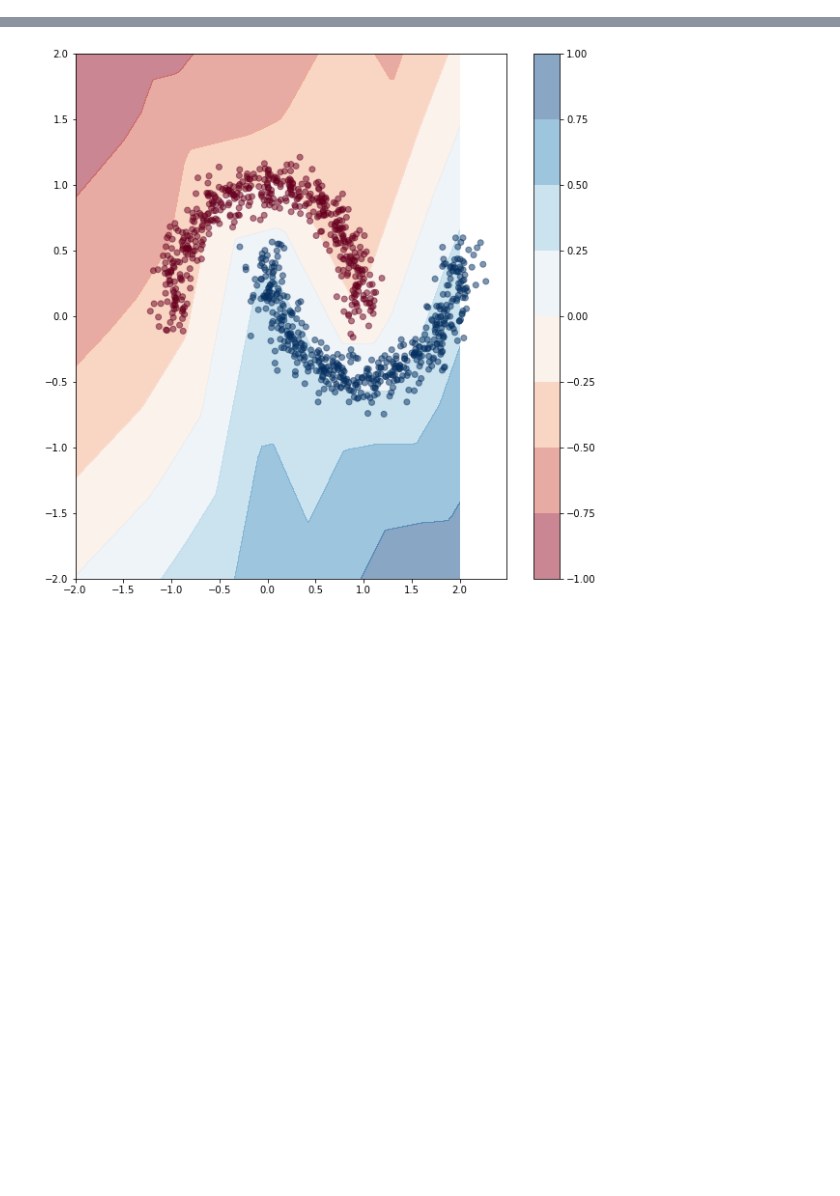
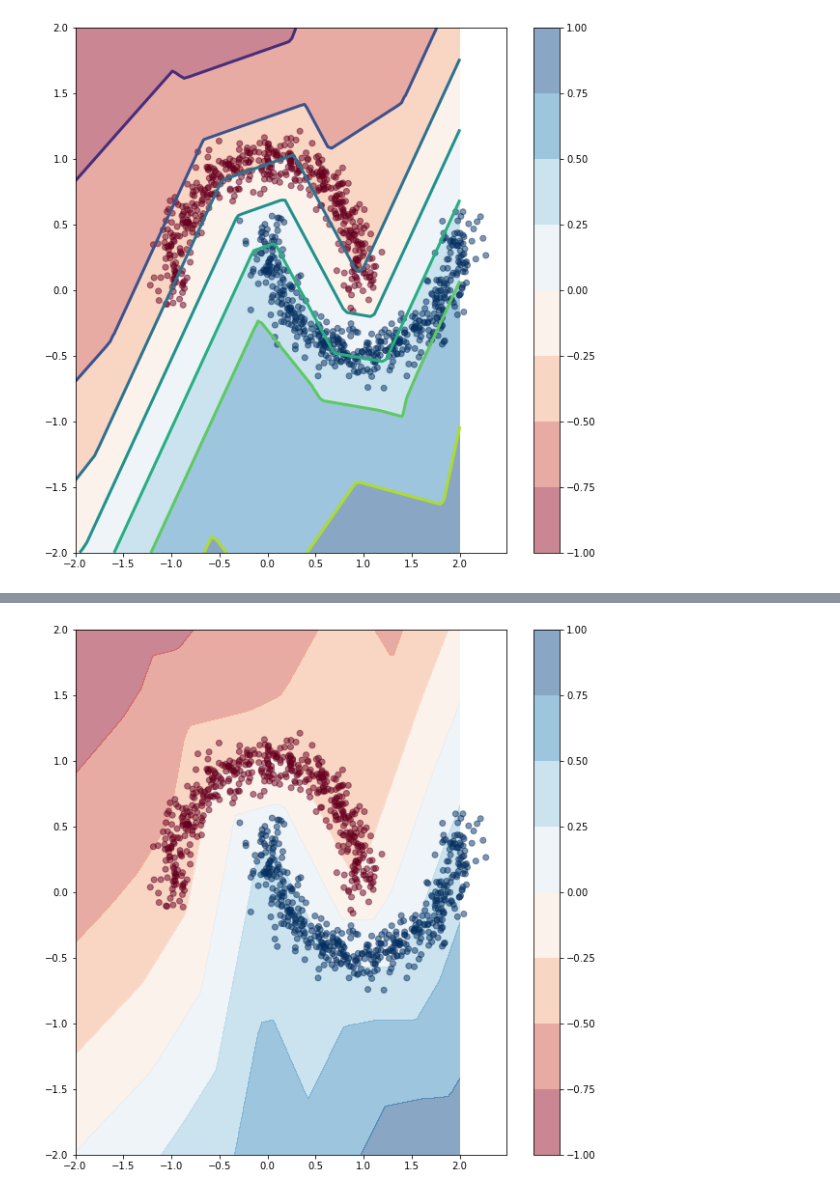
Before and after one commit to okitouni/dynamic-hinge, a Jupyter notebook: testing.ipynb, the cells around one changed output, grey strips where cells are left out. Cells and saved outputs as stored; diff of their text form; code cells hidden in the pictures; blank space fills up the shorter version.

```diff
--- a/testing.ipynb
+++ b/testing.ipynb
@@ -207,5 +209,9 @@ def plot_mlp(mlp):
     plt.scatter(x[:, 0], x[:, 1], c=y_truth, cmap='RdBu', alpha=0.5)
     plt.show()
+# %%
+plot_mlp(mlp)
+# %% [output]
+[figure, added]
 # %%
 mlp = ModelBase(lipschitz=True)
 # loss = DynamicHingeLoss(x=x, y_true=y, p=2, margin=0, reduction='mean')
```
Also changed, not shown: parts of 8 cells of this notebook, 2 other files.
